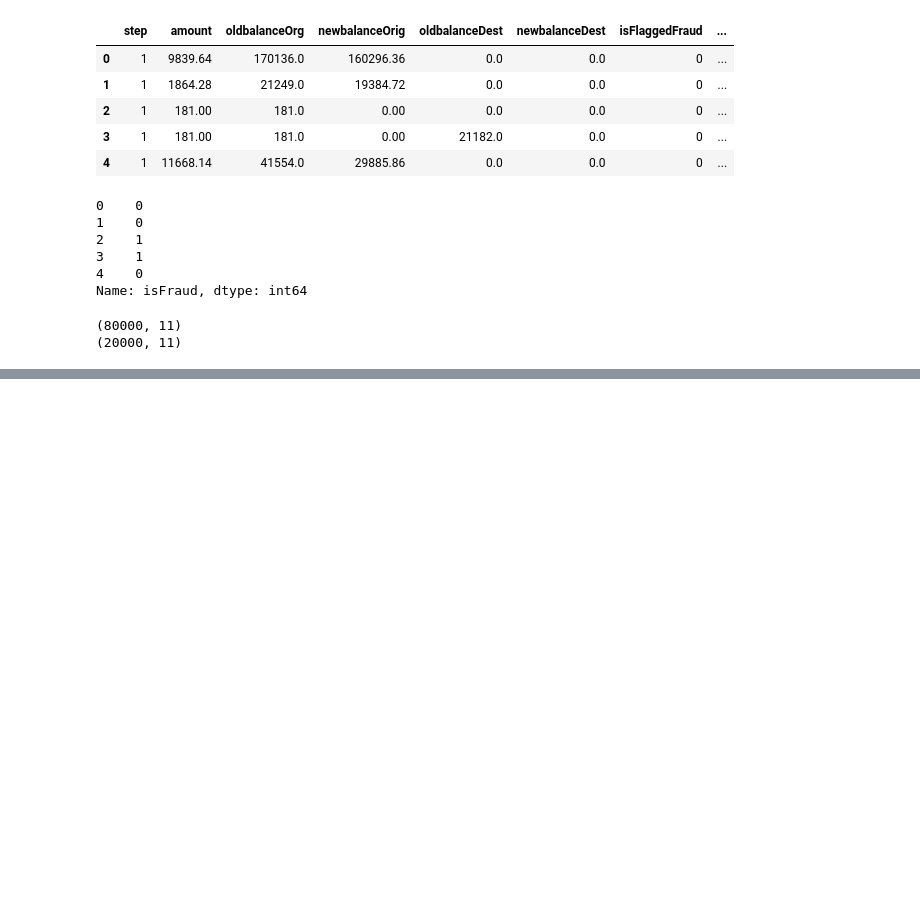
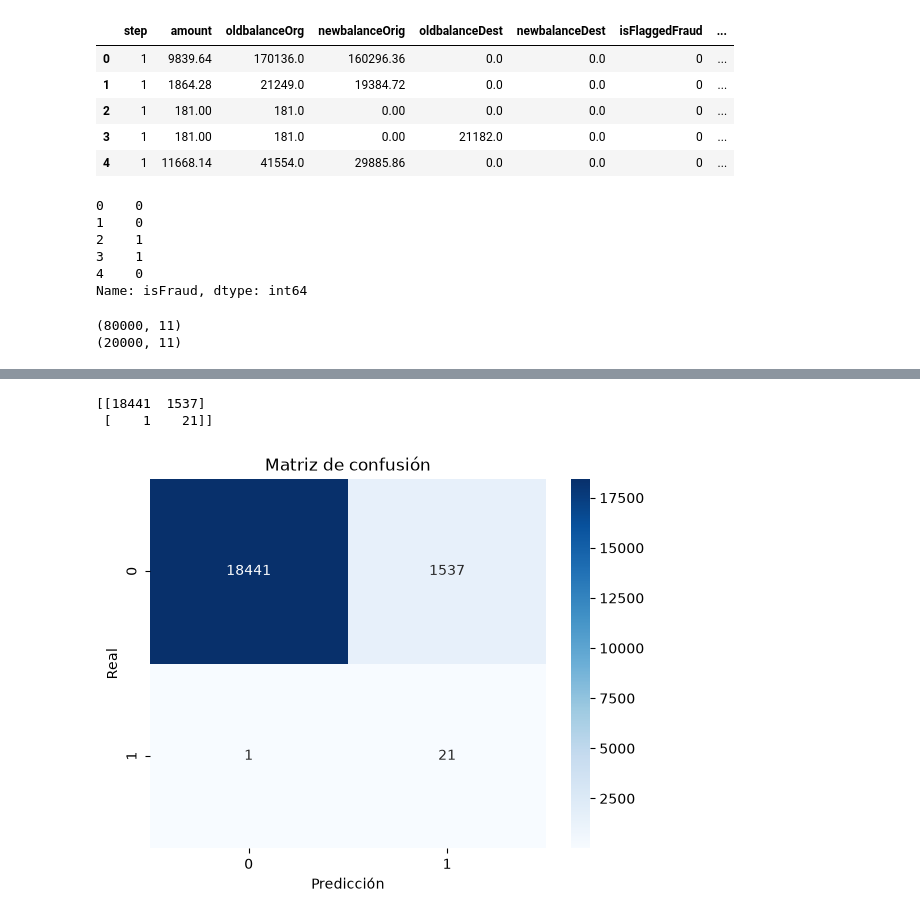
Before and after one commit to adamgrivera1/regresion_logistica, a Jupyter notebook: 1_regresion_logistica_fraude.ipynb, the cells around one changed output, grey strips where cells are left out. Drawn from its saved outputs; the diff is of its cells as text; code cells hidden in the pictures; blank space fills up the shorter version.

Commit message:
Se creó modelo de regresión logística, se entrenó, probó y mostró resultado favorable

```diff
--- a/1_regresion_logistica_fraude.ipynb
+++ b/1_regresion_logistica_fraude.ipynb
@@ -147,3 +147,16 @@ print(X_test.shape)
 # %% [output]
 (80000, 11)
 (20000, 11)
+# %%
+# Normalización de los datos
+scaler = StandardScaler()
+
+X_train = scaler.fit_transform(X_train)
+
+X_test = scaler.transform(X_test)
+# %%
+# Crear modelo de regresión logística
+modelo = LogisticRegression(class_weight="balanced")
+# %%
+# Entrenar el modelo
+modelo.fit(X_train, y_train)
@@ -149,0 +165,3 @@ print(X_test.shape)
+# %%
+# Hacer predicciones
+y_pred = modelo.predict(X_test)
@@ -149,0 +180,21 @@ print(X_test.shape)
+# %%
+# Matriz de confusión
+print(confusion_matrix(y_test, y_pred))
+# %% [output]
+[[18441  1537]
+ [    1    21]]
+# %%
+# Visualizar la matriz de confusión
+import seaborn as sns
+
+cm = confusion_matrix(y_test, y_pred)
+
+sns.heatmap(cm, annot=True, fmt="d", cmap="Blues")
+
+plt.xlabel("Predicción")
+plt.ylabel("Real")
+plt.title("Matriz de confusión")
+
+plt.show()
+# %% [output]
+[figure, added]
```
Also changed, not shown: parts of 3 cells of this notebook.
